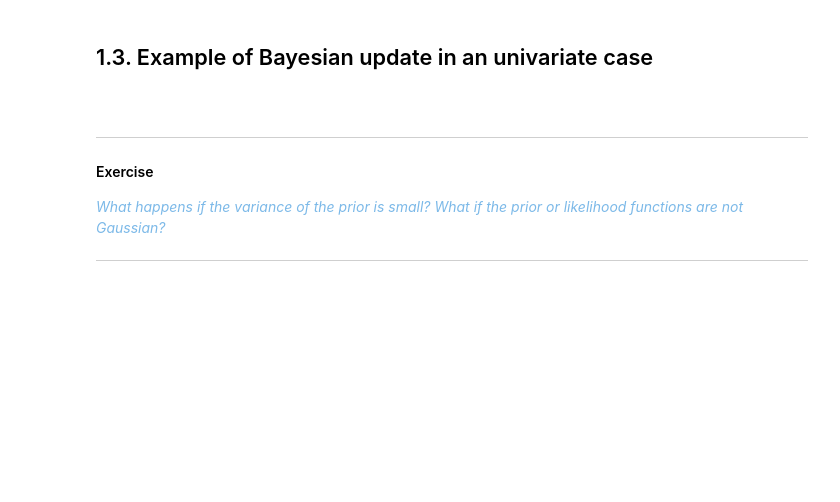
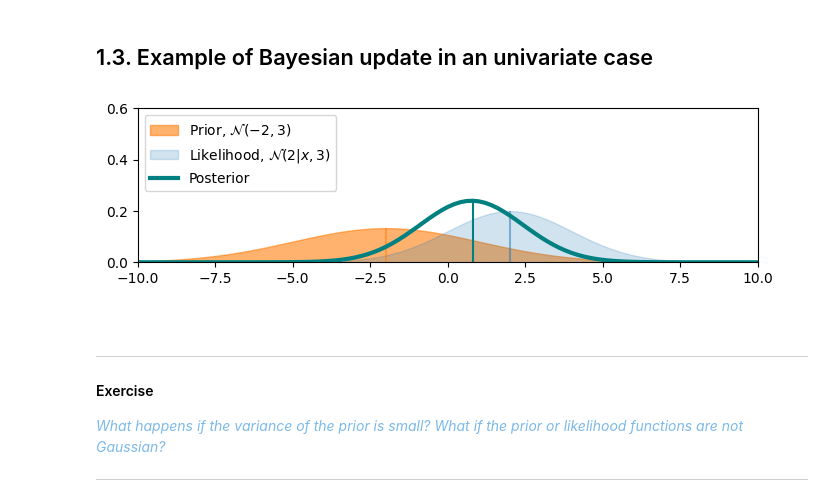
Before and after one commit to andreanovoa/real-time-bias-aware-DA, a Jupyter notebook: scripts/tutorials/1_Introtuction_to_real-time_DA/10_real-time-DA_intro.ipynb, the cells around one changed output. Cells and saved outputs as stored; diff of their text form; code cells hidden in the pictures; blank space fills up the shorter version.

```diff
--- a/scripts/tutorials/1_Introtuction_to_real-time_DA/10_real-time-DA_intro.ipynb
+++ b/scripts/tutorials/1_Introtuction_to_real-time_DA/10_real-time-DA_intro.ipynb
@@ -168,33 +168,35 @@ def Bayes_rule(prior, likelihood):
 # %%
 # Initialise prior
 prior_mu, prior_std = -2, 3
 prior_vals = pdf_Normal(mu=prior_mu, std=prior_std)
 
 # Initialise likelihood
 def likelihood_func(observation, method=pdf_Normal, likelihood_std=2):
     return method(mu=observation, std=likelihood_std)
 
 # Observe a data point d and compute the posterior
 d = 2
 likelihood_vals = likelihood_func(observation=d)
 
 # Compute the new posterior
 posterior_vals = Bayes_rule(prior_vals, likelihood_vals)
 
 # Visualize
 
-plt.figure(figsize=(10, 4))
+plt.figure(figsize=(8, 2))
 
-plt.fill_between(x_grid, prior_vals,  color='tab:orange', alpha=0.6, label='Prior, $\mathcal{N}$'+f'$({prior_mu}, {prior_std})$')
+plt.fill_between(x_grid, prior_vals,  color='tab:orange', alpha=0.6, label='Prior, $\\mathcal{N}$'+f'$({prior_mu}, {prior_std})$')
 plt.vlines(prior_mu,  ymin=0, ymax=np.max(prior_vals), color='tab:orange', alpha=0.5)
 
-plt.fill_between(x_grid, likelihood_vals, color='tab:blue', alpha=0.2,  label='Likelihood, $\mathcal{N}$'+f'$({d}|x, {prior_std})$')
+plt.fill_between(x_grid, likelihood_vals, color='tab:blue', alpha=0.2,  label='Likelihood, $\\mathcal{N}$'+f'$({d}|x, {prior_std})$')
 plt.vlines(d,  ymin=0, ymax=np.max(likelihood_vals), color='tab:blue', alpha=0.5)
 
 plt.plot(x_grid, posterior_vals,  color='teal', lw=3 ,label='Posterior')
 plt.vlines(x_grid[np.argmax(posterior_vals)], ymin=0, ymax=np.max(posterior_vals), color='teal')
 plt.gca().set(ylim=(0, 0.6), xlim=(-10, 10))
 plt.legend(loc="upper left");
+# %% [output]
+[figure, added]
 # %% [markdown]
 
 
```
Also changed, not shown: parts of 9 cells of this notebook, 18 other files.
